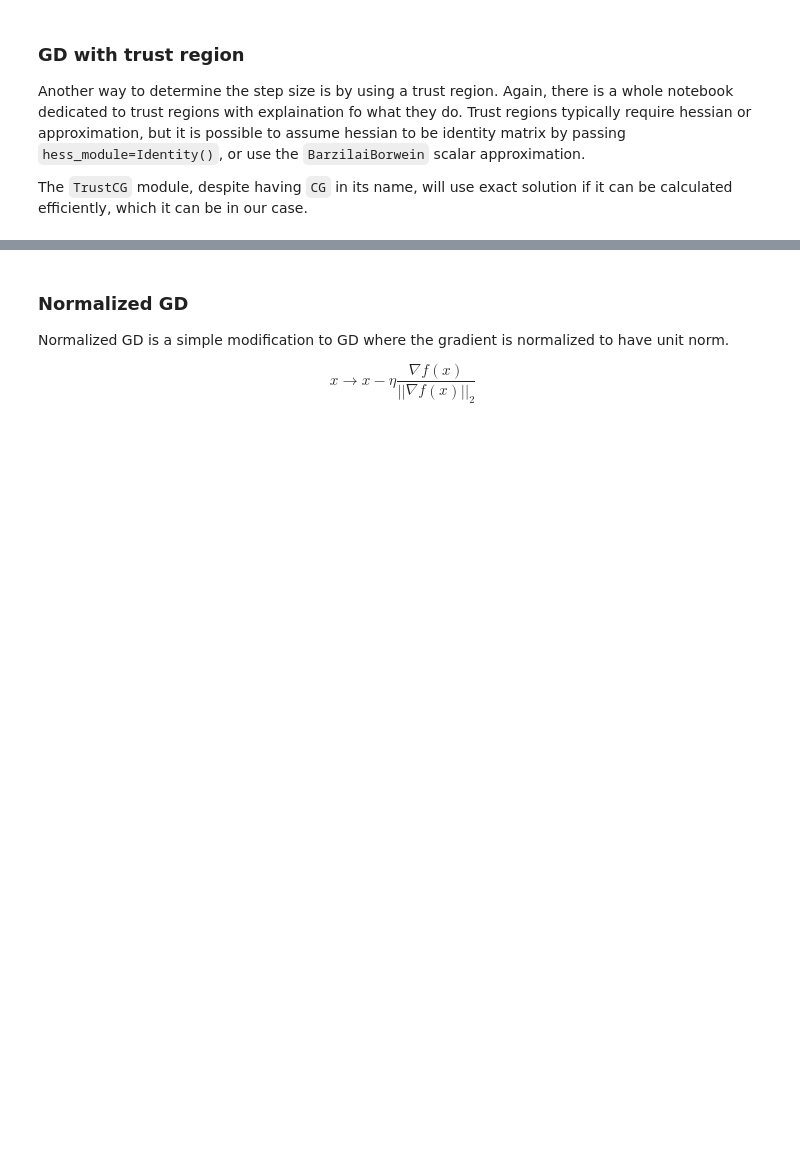
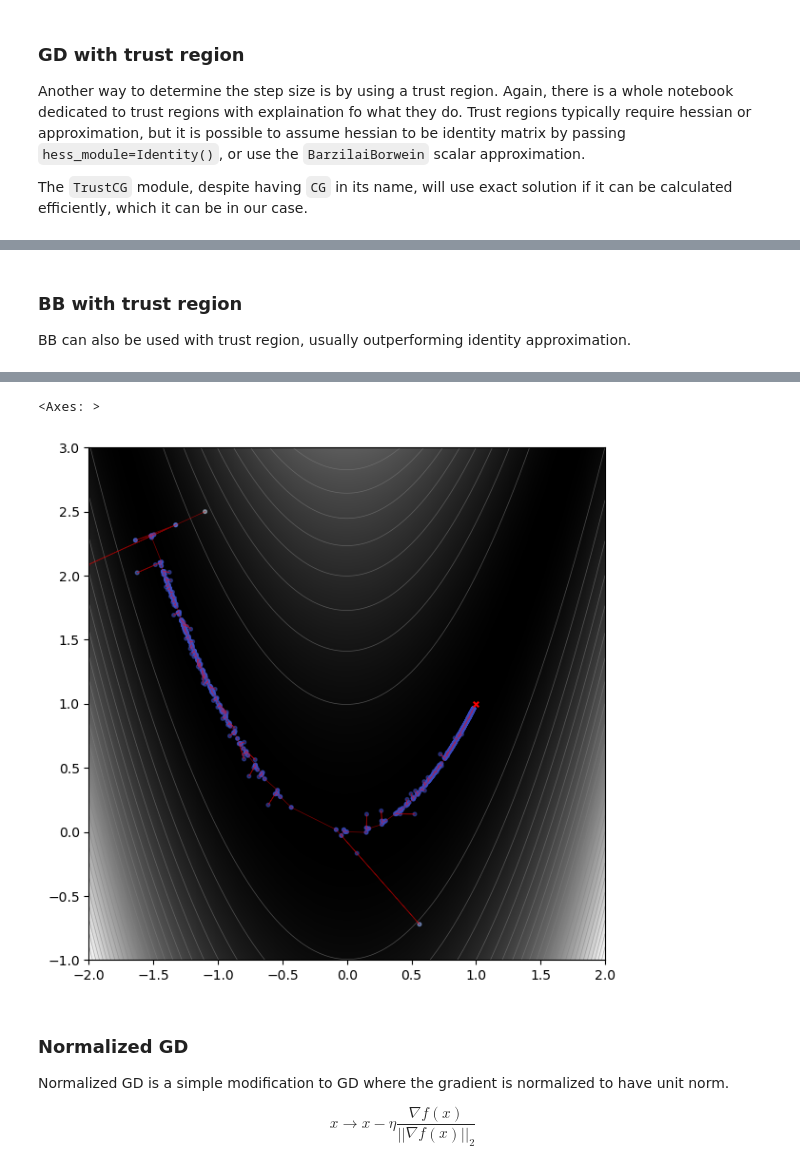
Before and after one commit to inikishev/torchzero, a Jupyter notebook: docs/examples/1. GD.ipynb, the cells around one changed output, grey strips where cells are left out. Drawn from its saved outputs; the diff is of its cells as text; code cells hidden in the pictures; blank space fills up the shorter version.

```diff
--- a/docs/examples/1. GD.ipynb
+++ b/docs/examples/1. GD.ipynb
@@ -109,0 +150,10 @@ finished in 0.5s., reached loss = 0
+# %% [markdown]
+### BB with trust region
+
+BB can also be used with trust region, usually outperforming identity approximation.
+# %%
+func = FunctionDescent('rosen')
+optimizer = tz.Modular(func.parameters(), tz.m.TrustCG(tz.m.BarzilaiBorwein()))
+func.run(optimizer, max_steps=1000)
+func.plot()
+# %% [output]
@@ -110,3 +161,5 @@ finished in 0.5s., reached loss = 0
+<Axes: >
+[figure, added]
 # %% [markdown]
 ### Normalized GD
 
```
Also changed, not shown: parts of 9 cells of this notebook, 8 other files.
